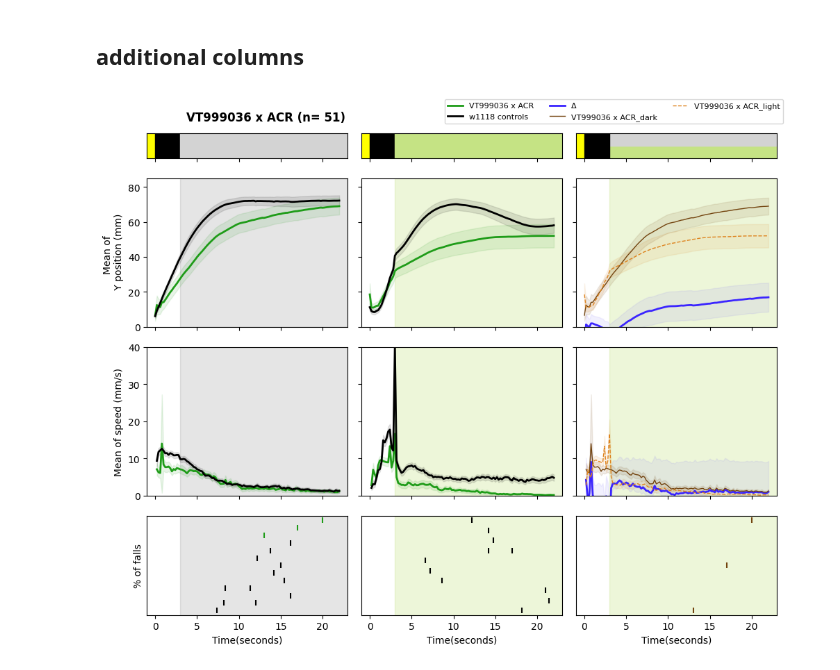
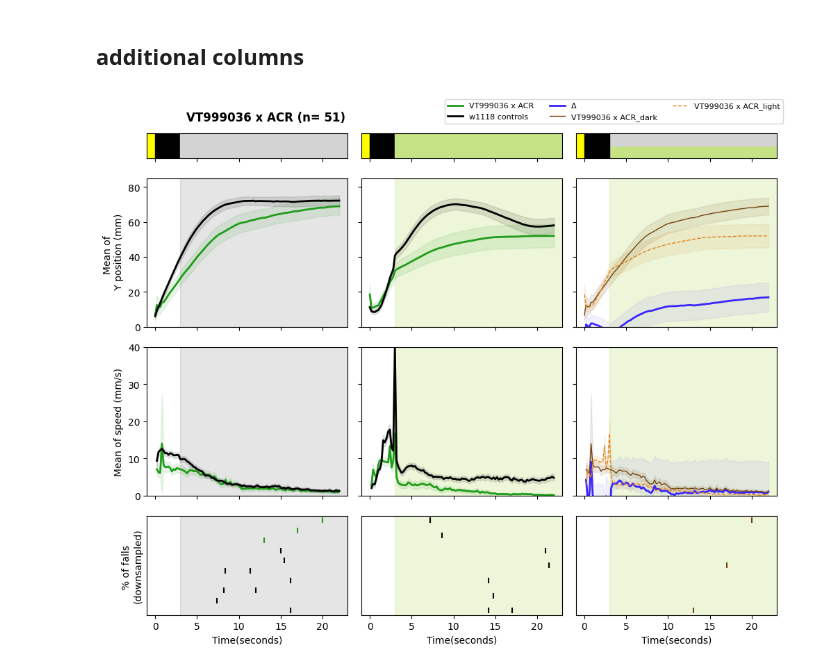
Before and after one commit to lnicole08/deltaG_screen, a Jupyter notebook: Generic line plots.ipynb, the cells around one changed output. Drawn from its saved outputs; the diff is of its cells as text; code cells hidden in the pictures.

Commit message:
Update to include downsample

```diff
--- a/Generic line plots.ipynb
+++ b/Generic line plots.ipynb
@@ -322,3 +357,14 @@ figfirstplot.show()
+# %%
+df_downsample_re = downsampling_raster(dfexpt, 50)
+df_downsample_rw = downsampling_raster(dfwt, 100)
+df_downsample_re['Type'] = "EXPT"
+df_downsample_rw['Type'] = "WT"
+
+df_downsample_rrdark = pd.concat([df_downsample_re[(df_downsample_re['ExperimentState']== 'Dark')], df_downsample_rw[(df_downsample_rw['ExperimentState']== 'Dark')]]).reset_index(drop=True)
+#df_rr['list']= range(1,len(df_rr)+1)
+df_downsample_rrfull = pd.concat([df_downsample_re[(df_downsample_re['ExperimentState']== 'Full')], df_downsample_rw[(df_downsample_rw['ExperimentState']== 'Full')]]).reset_index(drop=True)
+#df_rr1['list']= range(1,len(df_rr1)+1)
+df_downsample_rrrec = pd.concat([df_downsample_re[(df_downsample_re['ExperimentState']== 'Recovery')], df_downsample_rw[(df_downsample_rw['ExperimentState']== 'Recovery')]]).reset_index(drop=True)
 # %%
 import matplotlib.patches as patches
 figfirstplot, axs = plt.subplots(4, 3, figsize=(10, 8 ),sharex = "col", gridspec_kw={'height_ratios': [1,6,6,4]}) #sharey = row
@@ -474,65 +520,63 @@ axs[2,2].plot(time, df5.loc[df5.ExperimentState == "Full", 'mean'], color = comp
 axs[2,2].fill_between(time, (df5.loc[df5.ExperimentState == "Full", 'mean']-df5.loc[df5.ExperimentState == "Full", 'CI']),
                       df5.loc[df5.ExperimentState == "Full", 'mean']+df5.loc[df5.ExperimentState == "Full", 'CI'], color= complight, alpha=.1, label = "_nolegend_")
 
-
-
 axs[2,0].set_ylim([0, 40])
 axs[2,1].set_ylim([0, 40])
 axs[2,2].set_ylim([0, 40])
 
 #raster
-count_wtfull = df_rrfull[(df_rrfull["Type"] == "WT")]
-count_exptfull = df_rrfull[(df_rrfull["Type"] == "EXPT")]
-count_wtdark = df_rrdark[(df_rrdark["Type"] == "WT")]
-count_exptdark = df_rrdark[(df_rrdark["Type"] == "EXPT")]
+count_ds_wtfull = df_downsample_rrfull[(df_downsample_rrfull["Type"] == "WT")]
+count_ds_exptfull = df_downsample_rrfull[(df_downsample_rrfull["Type"] == "EXPT")]
+count_ds_wtdark = df_downsample_rrdark[(df_downsample_rrdark["Type"] == "WT")]
+count_ds_exptdark = df_downsample_rrdark[(df_downsample_rrdark["Type"] == "EXPT")]
 
 axs[3,0].axvspan(3,23, alpha=0.1, color = "#000000")
 axs[3,1].axvspan(3,23, alpha=0.3, color = patchcolor)
 axs[3,2].axvspan(3,23, alpha=0.3, color = patchcolor)
 
-axs[3,0].scatter(count_wtdark['value'], y= count_wtdark['variable'], s = 30, marker = "|", color = "#000000")
-axs[3,0].scatter(count_exptdark['value'], y= count_exptdark['variable'], s = 30, marker = "|", color = barcolr)
+axs[3,0].scatter(count_ds_wtdark['value'], y= count_ds_wtdark['variable'], s = 30, marker = "|", color = "#000000")
+axs[3,0].scatter(count_ds_exptdark['value'], y= count_ds_exptdark['variable'], s = 30, marker = "|", color = barcolr)
 
-axs[3,1].scatter(count_wtfull['value'], y= count_wtfull['variable'], s = 30, marker = "|", color = "#000000")
-axs[3,1].scatter(count_exptfull['value'], y= count_exptfull['variable'], s = 30, marker = "|", color = barcolr)
+axs[3,1].scatter(count_ds_wtfull['value'], y= count_ds_wtfull['variable'], s = 30, marker = "|", color = "#000000")
+axs[3,1].scatter(count_ds_exptfull['value'], y= count_ds_exptfull['variable'], s = 30, marker = "|", color = barcolr)
 
 #special measures
-comp_dark = count_exptdark.copy()
-comp_light = count_exptfull.copy()
-comp_dark['special'] = "Dark_" +  comp_dark['variable']
-comp_light['special'] = "ALight_" +  comp_light['variable']
+comp_ds_dark = count_ds_exptdark.copy()
+comp_ds_light = count_ds_exptfull.copy()
+comp_ds_dark['special'] = "Dark_" +  comp_ds_dark['variable']
+comp_ds_light['special'] = "ALight_" +  comp_ds_light['variable']
 
-axs[3,2].scatter(comp_dark['value'], y= comp_dark['special'], s = 30, marker = "|", color = compdark)
-axs[3,2].scatter(comp_light['value'], y= comp_light['special'], s = 30, marker = "|", color = complight)
+axs[3,2].scatter(comp_ds_dark['value'], y= comp_ds_dark['special'], s = 30, marker = "|", color = compdark)
+axs[3,2].scatter(comp_ds_light['value'], y= comp_ds_light['special'], s = 30, marker = "|", color = complight)
 
 
-axs[3,0].set(xlabel='Time(seconds)', ylabel='% of falls')
+axs[3,0].set(xlabel='Time(seconds)', ylabel='% of falls \n(downsampled)')
 axs[3,1].set(xlabel='Time(seconds)')
 axs[3,2].set(xlabel='Time(seconds)')
 
 axs[3,0].set_yticks([], minor=False)
 axs[3,1].set_yticks([], minor=False)
 axs[3,2].set_yticks([], minor=False)
 
 
 #Hide x labels and tick labels for top plots and y ticks for right plots.
 for ax in axs.flat:
     ax.label_outer()
     ax.set_xlim([-1,23])
 
 
 figfirstplot.suptitle(t = driver  + " (n= " + str(nnumber) + ")", fontweight='bold', x = 0.25)
 
 #legend
 labels = [driver, "w1118 controls", "Δ", driver +"_dark", driver + "_light"]
 
 figfirstplot.legend(labels, loc='lower right', bbox_to_anchor=(1,0.95), ncol=3, bbox_transform=figfirstplot.transFigure, prop={'size': 8})
 
 figfirstplot.tight_layout()
 
 figfirstplot.show()
 # %% [output]
-[figure, old version]
+[figure, new version]
 # %%
 savelocation = openPath + "images\\"
 fig.write_image(savelocation + "lineplot of " + transgenic +".jpg", scale=2)
```
Also changed, not shown: parts of 1 cell of this notebook.
